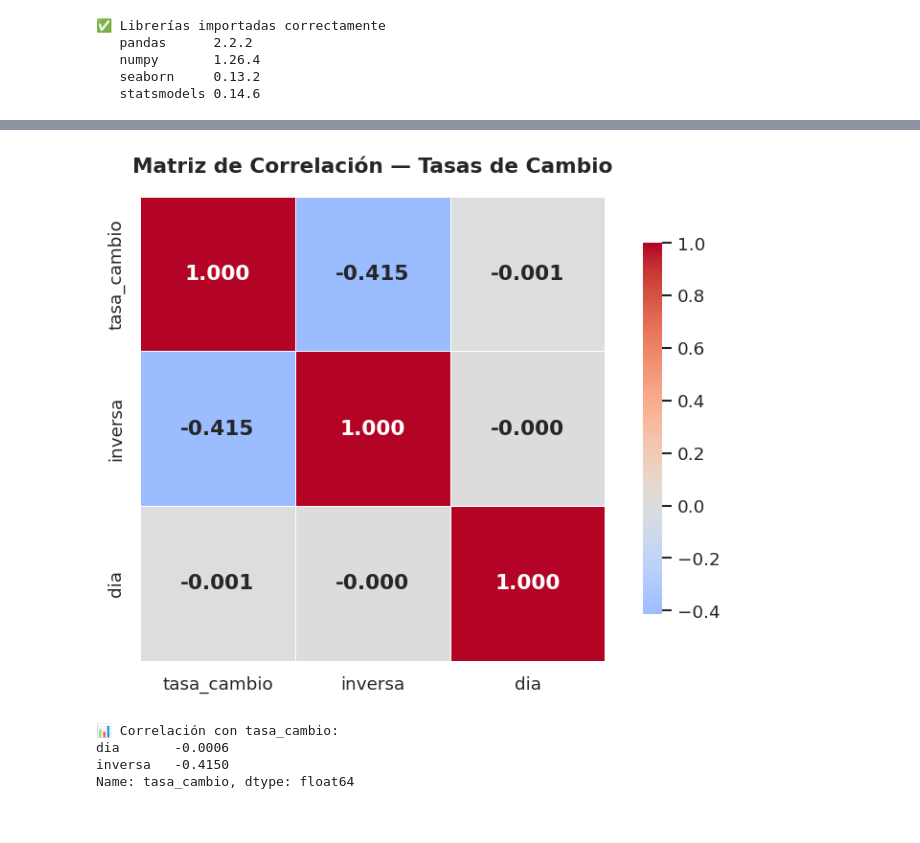
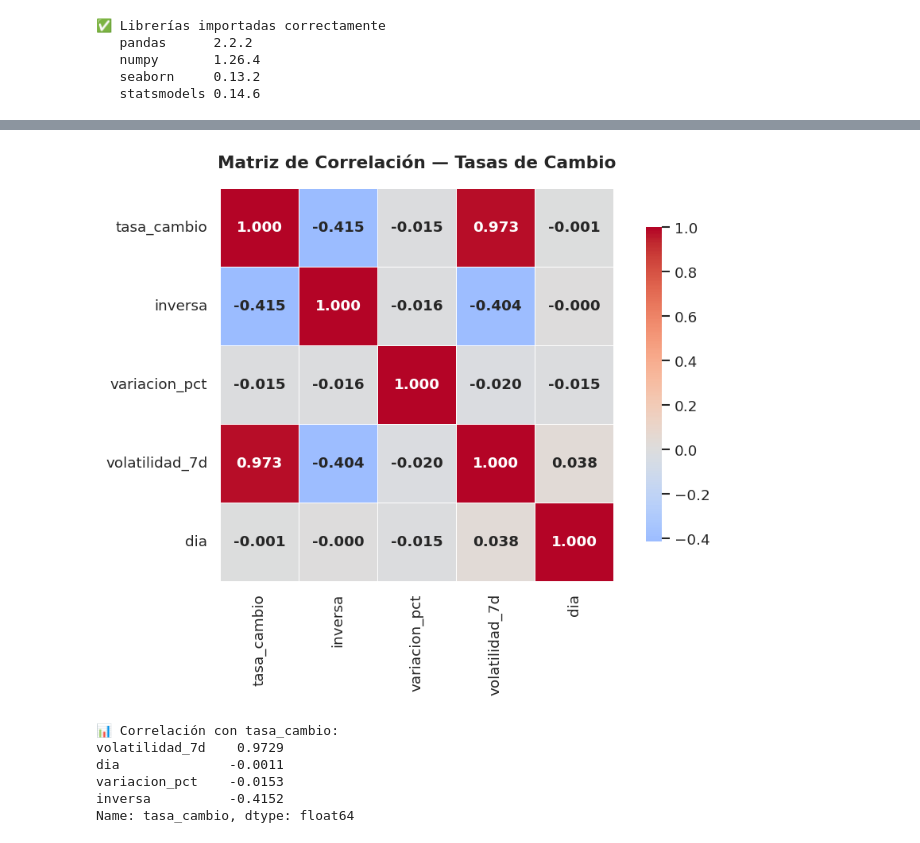
Before and after one commit to SebastianBermudezGutierrez/Grupo17_Bermudez_Mu-oz, a Jupyter notebook: etl-divisas/analisis_ml_divisas.ipynb, the cells around one changed output, grey strips where cells are left out. Saved outputs shown, nothing was run; the diff lists cells and outputs as text; code cells hidden in the pictures.

```diff
--- a/etl-divisas/analisis_ml_divisas.ipynb
+++ b/etl-divisas/analisis_ml_divisas.ipynb
@@ -137,24 +140,26 @@ print("✅ Gráfica guardada en data/eda_distribuciones.png")
 ✅ Gráfica guardada en data/eda_distribuciones.png
 # %%
 # CELDA 5: Matriz de correlación
-corr = df[['tasa_cambio', 'inversa', 'dia']].corr()
+corr = df[['tasa_cambio', 'inversa', 'variacion_pct', 'volatilidad_7d', 'dia']].corr()
 
-plt.figure(figsize=(7, 5))
+plt.figure(figsize=(8, 6))
 sns.heatmap(corr, annot=True, fmt='.3f', cmap='coolwarm', center=0,
             linewidths=0.6, square=True, cbar_kws={'shrink': 0.8},
-            annot_kws={'size': 13, 'weight': 'bold'})
+            annot_kws={'size': 11, 'weight': 'bold'})
 plt.title('Matriz de Correlación — Tasas de Cambio', fontsize=13, fontweight='bold', pad=15)
 plt.tight_layout()
 plt.savefig('data/eda_correlacion.png', dpi=150, bbox_inches='tight')
 plt.show()
 
 print("\n📊 Correlación con tasa_cambio:")
 print(corr['tasa_cambio'].drop('tasa_cambio').sort_values(ascending=False).round(4))
 # %% [output]
-[figure, old version]
+[figure, new version]
 📊 Correlación con tasa_cambio:
-dia       -0.0006
-inversa   -0.4150
+volatilidad_7d    0.9729
+dia              -0.0011
+variacion_pct    -0.0153
+inversa          -0.4152
 Name: tasa_cambio, dtype: float64
 # %%
 # CELDA 6: Regresión Lineal Simple (dia -> tasa_cambio para una moneda)
```
Also changed, not shown: parts of 8 cells of this notebook.
